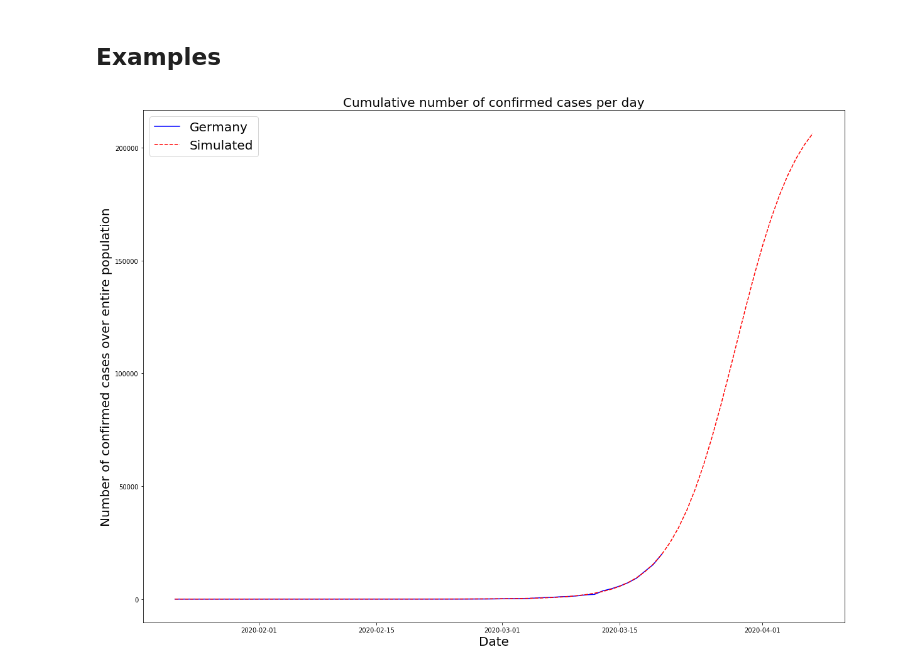
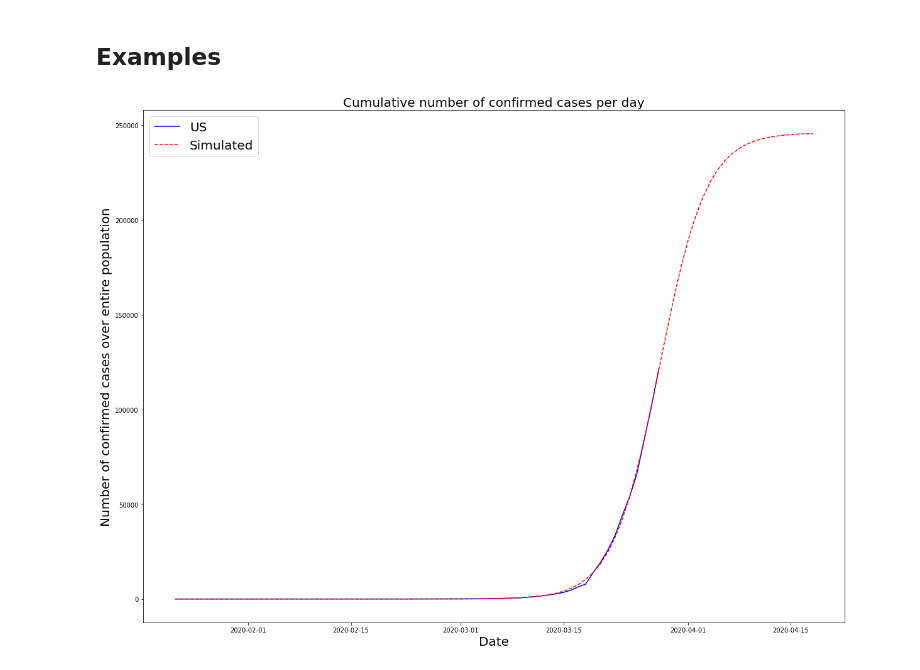
Before and after one commit to BohanX/COVID19, a Jupyter notebook: Predictions_on_growth_of_confirmed_cases.ipynb, the cells around one changed output. Saved outputs shown, nothing was run; the diff lists cells and outputs as text; code cells hidden in the pictures.

```diff
--- a/Predictions_on_growth_of_confirmed_cases.ipynb
+++ b/Predictions_on_growth_of_confirmed_cases.ipynb
@@ -330,11 +348,11 @@ Mean CurveTop for these countries is  2020-04-08 19:22:04.004927232
 # %% [markdown]
 ## Examples
 # %%
-# Germany
-example = 'Germany';
+# US
+example = 'US';
 df2 = df[df['Country/Region'] == example].iloc[:, 4:].sum(axis=0);
 popt2 = POPT[Pred.index[Pred['Country/Region'] == example], :];
 y_fit2 = func(np.arange(len(df2)*1.3), popt2[0,0],popt2[0,1],popt2[0,2],popt2[0,3]);
 p_model(df2, y_fit2, example, df2.index[0]);
 # %% [output]
-[figure, old version]
+[figure, new version]
```
Also changed, not shown: parts of 15 cells of this notebook, 1 other file.
